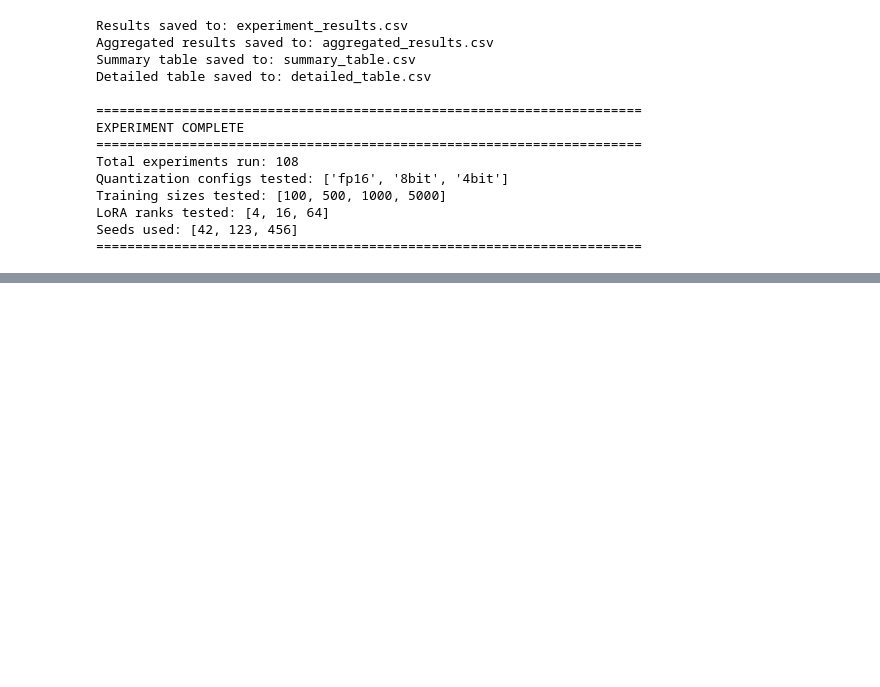
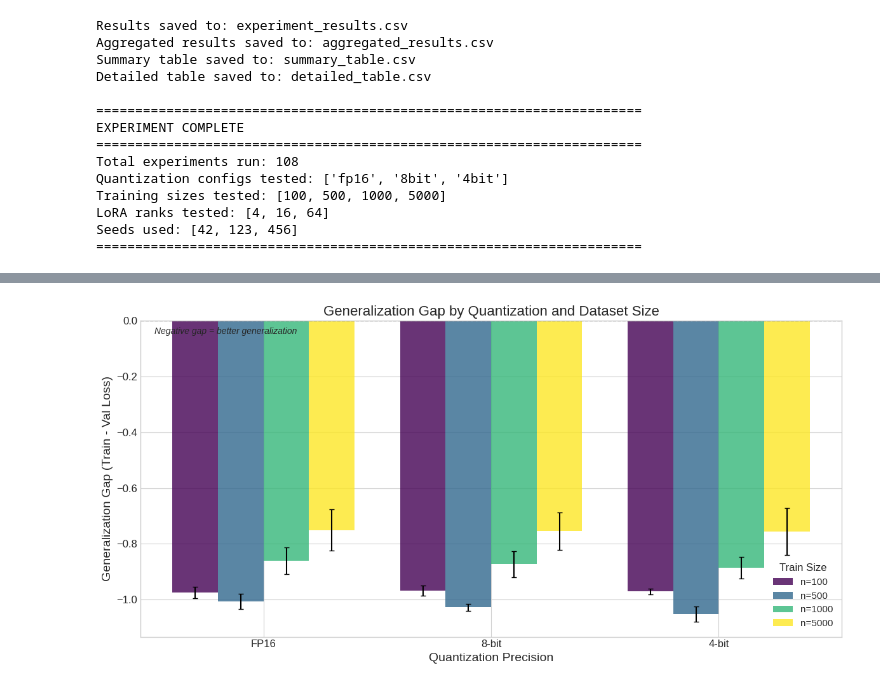
Before and after one commit to Armaan204/quantization-regularization-lora, a Jupyter notebook: notebooks/analysis.ipynb, the cells around one changed output, grey strips where cells are left out. Cells and saved outputs as stored; diff of their text form; code cells hidden in the pictures; blank space fills up the shorter version.

```diff
--- a/notebooks/analysis.ipynb
+++ b/notebooks/analysis.ipynb
@@ -2700,0 +3274,8 @@ Seeds used: [42, 123, 456]
+# %%
+# ============================================================================
+# MISTRAL-7B -- GENERALIZATION GAP vs PRECISION
+# ============================================================================
+
+plot_generalization_gap_vs_precision(results_df_7b)
+# %% [output]
+[figure, added]
```
Also changed, not shown: parts of 24 cells of this notebook.
